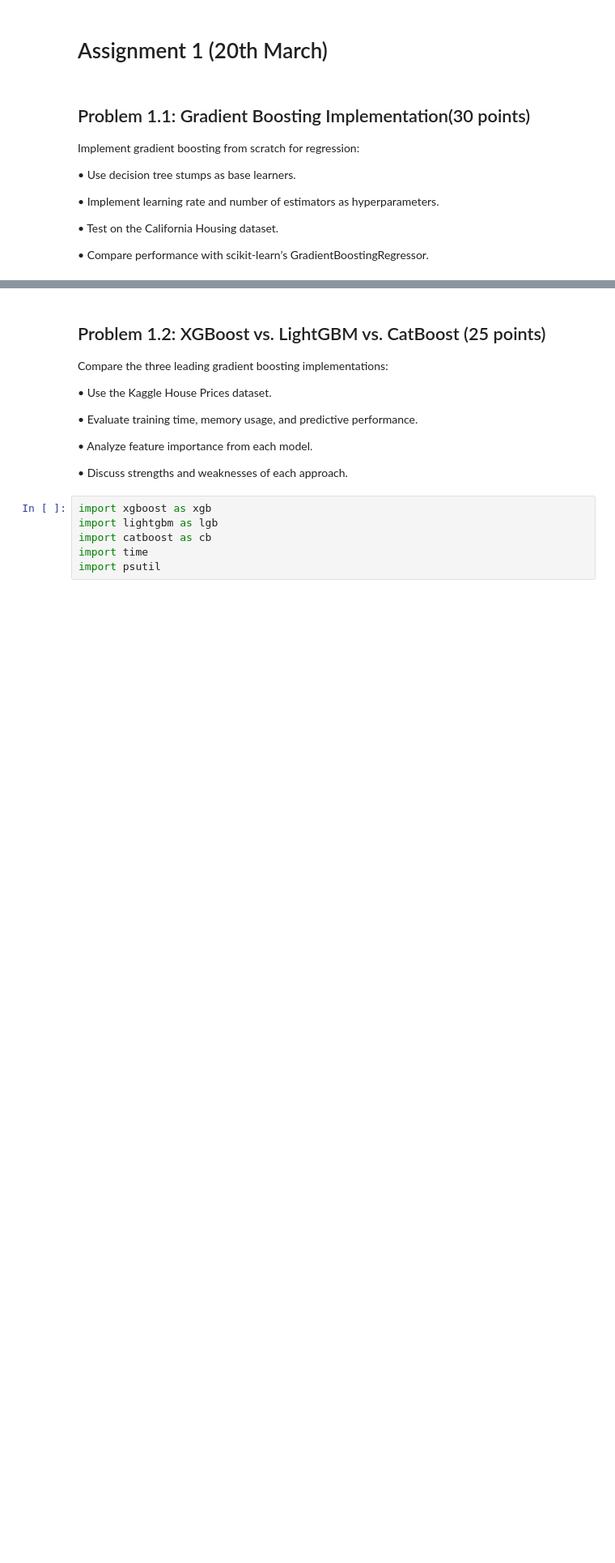
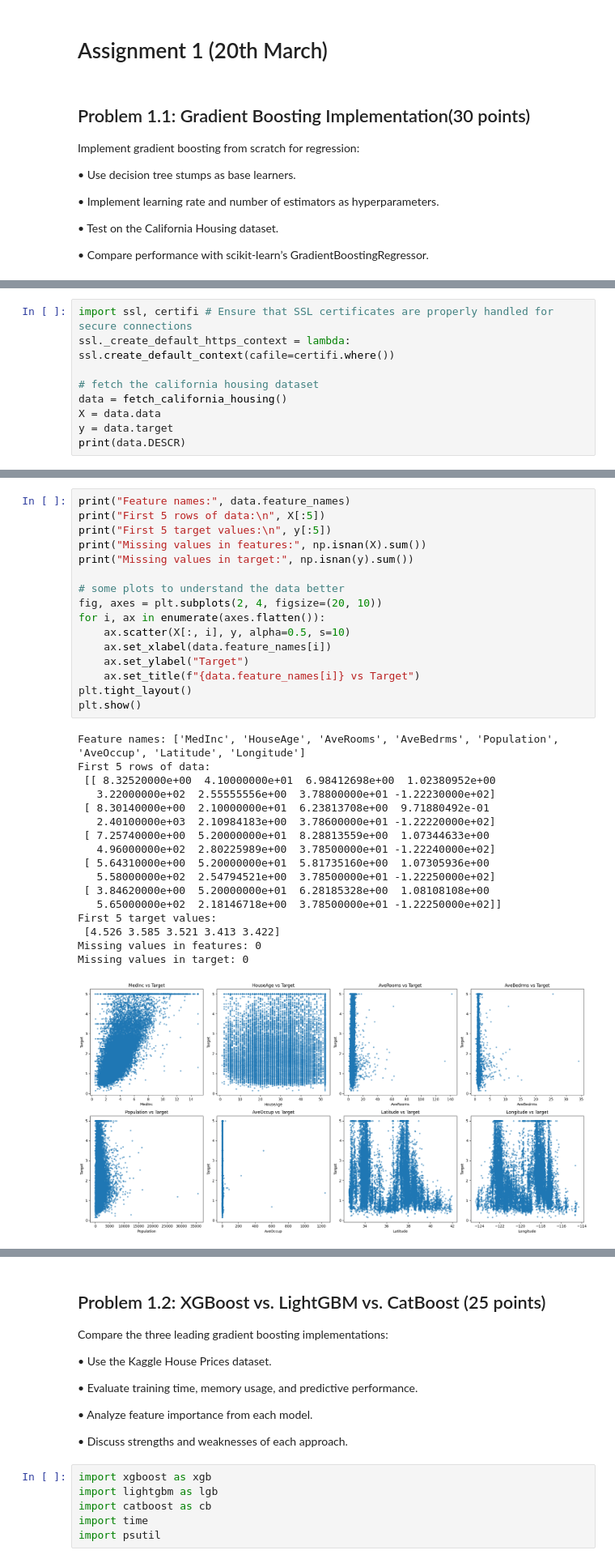
Before and after one commit to tomaszsrebniak/ML_for_data_analytics, a Jupyter notebook: Assignment1/List1.ipynb, the cells around one changed output, grey strips where cells are left out. Shown at 81% size. Saved outputs shown, nothing was run; the diff lists cells and outputs as text; blank space fills up the shorter version.

```diff
--- a/Assignment1/List1.ipynb
+++ b/Assignment1/List1.ipynb
@@ -104,0 +96,9 @@ data.dropna().shape
+# %%
+import ssl, certifi # Ensure that SSL certificates are properly handled for secure connections
+ssl._create_default_https_context = lambda: ssl.create_default_context(cafile=certifi.where())
+
+# fetch the california housing dataset
+data = fetch_california_housing()
+X = data.data
+y = data.target
+print(data.DESCR)
@@ -104,0 +125,34 @@ data.dropna().shape
+# %%
+print("Feature names:", data.feature_names)
+print("First 5 rows of data:\n", X[:5])
+print("First 5 target values:\n", y[:5])
+print("Missing values in features:", np.isnan(X).sum())
+print("Missing values in target:", np.isnan(y).sum())
+
+# some plots to understand the data better
+fig, axes = plt.subplots(2, 4, figsize=(20, 10))
+for i, ax in enumerate(axes.flatten()):
+    ax.scatter(X[:, i], y, alpha=0.5, s=10)
+    ax.set_xlabel(data.feature_names[i])
+    ax.set_ylabel("Target")
+    ax.set_title(f"{data.feature_names[i]} vs Target")
+plt.tight_layout()
+plt.show()
+# %% [output]
+Feature names: ['MedInc', 'HouseAge', 'AveRooms', 'AveBedrms', 'Population', 'AveOccup', 'Latitude', 'Longitude']
+First 5 rows of data:
+ [[ 8.32520000e+00  4.10000000e+01  6.98412698e+00  1.02380952e+00
+   3.22000000e+02  2.55555556e+00  3.78800000e+01 -1.22230000e+02]
+ [ 8.30140000e+00  2.10000000e+01  6.23813708e+00  9.71880492e-01
+   2.40100000e+03  2.10984183e+00  3.78600000e+01 -1.22220000e+02]
+ [ 7.25740000e+00  5.20000000e+01  8.28813559e+00  1.07344633e+00
+   4.96000000e+02  2.80225989e+00  3.78500000e+01 -1.22240000e+02]
+ [ 5.64310000e+00  5.20000000e+01  5.81735160e+00  1.07305936e+00
+   5.58000000e+02  2.54794521e+00  3.78500000e+01 -1.22250000e+02]
+ [ 3.84620000e+00  5.20000000e+01  6.28185328e+00  1.08108108e+00
+   5.65000000e+02  2.18146718e+00  3.78500000e+01 -1.22250000e+02]]
+First 5 target values:
+ [4.526 3.585 3.521 3.413 3.422]
+Missing values in features: 0
+Missing values in target: 0
+[figure, added]
```
Also changed, not shown: parts of 20 cells of this notebook.
